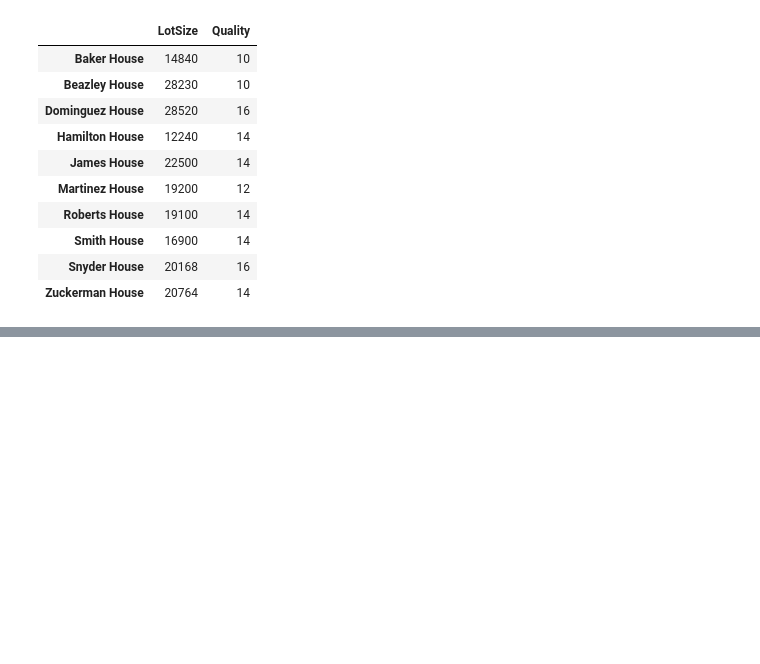
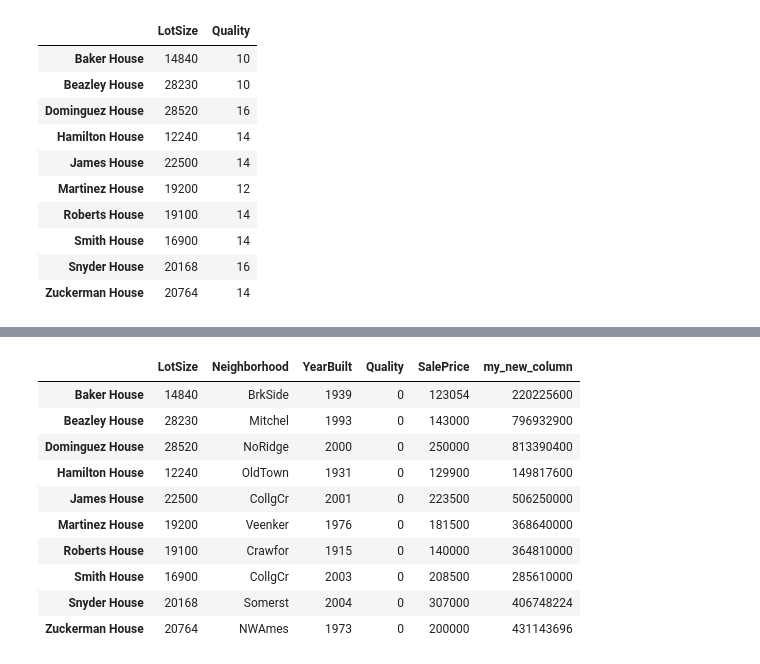
Before and after one commit to whiteboxml/teaching-ironhack-dataptmad-1910, a Jupyter notebook: week_5/pandas_intro/pandas_intro.ipynb, the cells around one changed output, grey strips where cells are left out. Saved outputs shown, nothing was run; the diff lists cells and outputs as text; code cells hidden in the pictures; blank space fills up the shorter version.

```diff
--- a/week_5/pandas_intro/pandas_intro.ipynb
+++ b/week_5/pandas_intro/pandas_intro.ipynb
@@ -397,3 +356,8 @@ df[['LotSize', 'Quality']].apply(lambda x: x * 2)
 | Smith House | 16900 | 14 |
 | Snyder House | 20168 | 16 |
 | Zuckerman House | 20764 | 14 |
+# %%
+series_to_add = df['LotSize']
+# %%
+# I'm creating a new column
+df['my_new_column'] = series_to_add.apply(lambda x: x ** 2)
@@ -399,0 +373,17 @@ df[['LotSize', 'Quality']].apply(lambda x: x * 2)
+# %%
+# I'm changing the values of an existing column
+df['Quality'] = series_to_add.apply(lambda x: 0)
+# %%
+df
+# %% [output]
+|  | LotSize | Neighborhood | YearBuilt | Quality | SalePrice | my_new_column |
+| Baker House | 14840 | BrkSide | 1939 | 0 | 123054 | 220225600 |
+| Beazley House | 28230 | Mitchel | 1993 | 0 | 143000 | 796932900 |
+| Dominguez House | 28520 | NoRidge | 2000 | 0 | 250000 | 813390400 |
+| Hamilton House | 12240 | OldTown | 1931 | 0 | 129900 | 149817600 |
+| James House | 22500 | CollgCr | 2001 | 0 | 223500 | 506250000 |
+| Martinez House | 19200 | Veenker | 1976 | 0 | 181500 | 368640000 |
+| Roberts House | 19100 | Crawfor | 1915 | 0 | 140000 | 364810000 |
+| Smith House | 16900 | CollgCr | 2003 | 0 | 208500 | 285610000 |
+| Snyder House | 20168 | Somerst | 2004 | 0 | 307000 | 406748224 |
+| Zuckerman House | 20764 | NWAmes | 1973 | 0 | 200000 | 431143696 |
```
Also changed, not shown: parts of 42 cells of this notebook, 10 other files.
